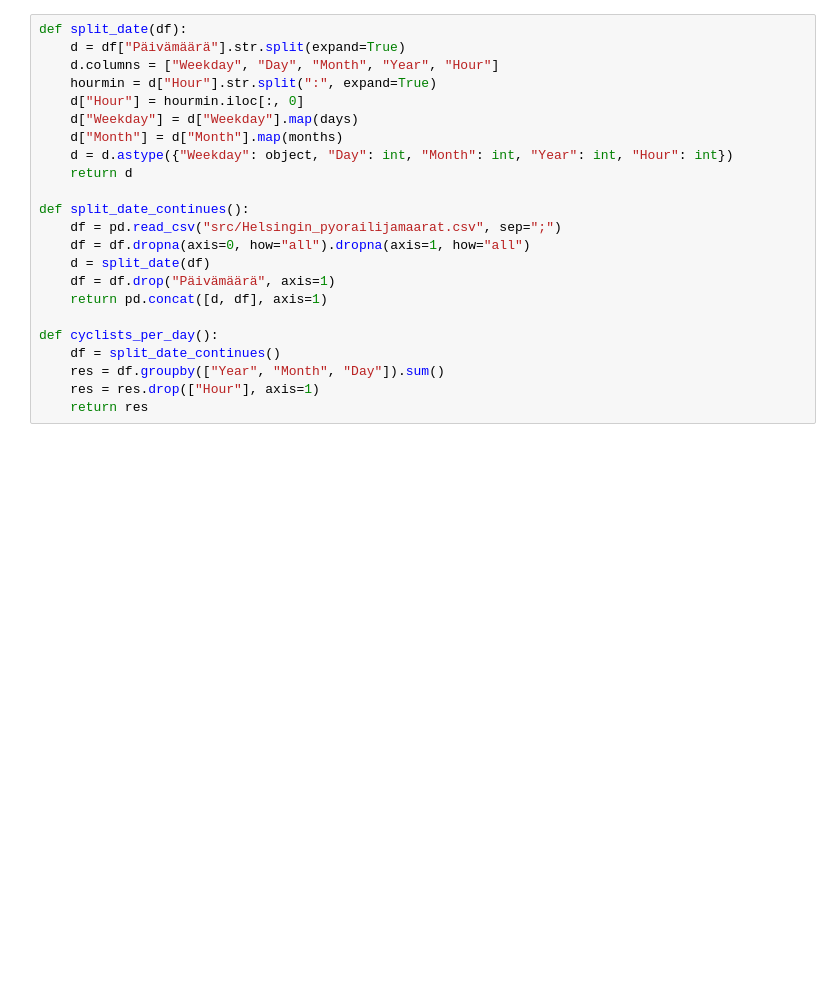
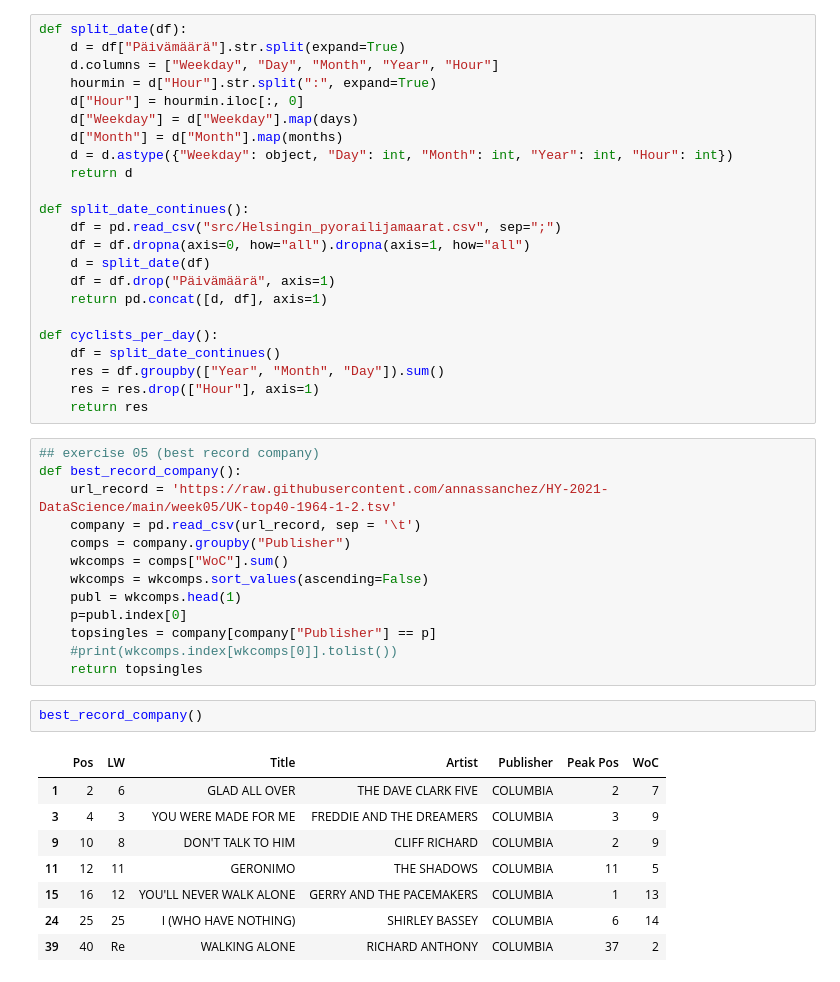
Before and after one commit to annassanchez/HY-2021-DataScience, a Jupyter notebook: week05/week05.ipynb, the cells around one changed output. Drawn from its saved outputs; the diff is of its cells as text; blank space fills up the shorter version.

```diff
--- a/week05/week05.ipynb
+++ b/week05/week05.ipynb
@@ -681,3 +681,27 @@ def cyclists_per_day():
     res = df.groupby(["Year", "Month", "Day"]).sum()
     res = res.drop(["Hour"], axis=1)
     return res
+# %%
+## exercise 05 (best record company)
+def best_record_company():
+    url_record = 'https://raw.githubusercontent.com/annassanchez/HY-2021-DataScience/main/week05/UK-top40-1964-1-2.tsv'
+    company = pd.read_csv(url_record, sep = '\t')
+    comps = company.groupby("Publisher")
+    wkcomps = comps["WoC"].sum()
+    wkcomps = wkcomps.sort_values(ascending=False)
+    publ = wkcomps.head(1)
+    p=publ.index[0]
+    topsingles = company[company["Publisher"] == p]
+    #print(wkcomps.index[wkcomps[0]].tolist())
+    return topsingles
+# %%
+best_record_company()
+# %% [output]
+|  | Pos | LW | Title | Artist | Publisher | Peak Pos | WoC |
+| 1 | 2 | 6 | GLAD ALL OVER | THE DAVE CLARK FIVE | COLUMBIA | 2 | 7 |
+| 3 | 4 | 3 | YOU WERE MADE FOR ME | FREDDIE AND THE DREAMERS | COLUMBIA | 3 | 9 |
+| 9 | 10 | 8 | DON'T TALK TO HIM | CLIFF RICHARD | COLUMBIA | 2 | 9 |
+| 11 | 12 | 11 | GERONIMO | THE SHADOWS | COLUMBIA | 11 | 5 |
+| 15 | 16 | 12 | YOU'LL NEVER WALK ALONE | GERRY AND THE PACEMAKERS | COLUMBIA | 1 | 13 |
+| 24 | 25 | 25 | I (WHO HAVE NOTHING) | SHIRLEY BASSEY | COLUMBIA | 6 | 14 |
+| 39 | 40 | Re | WALKING ALONE | RICHARD ANTHONY | COLUMBIA | 37 | 2 |
```
Also changed, not shown: parts of 1 cell of this notebook.
